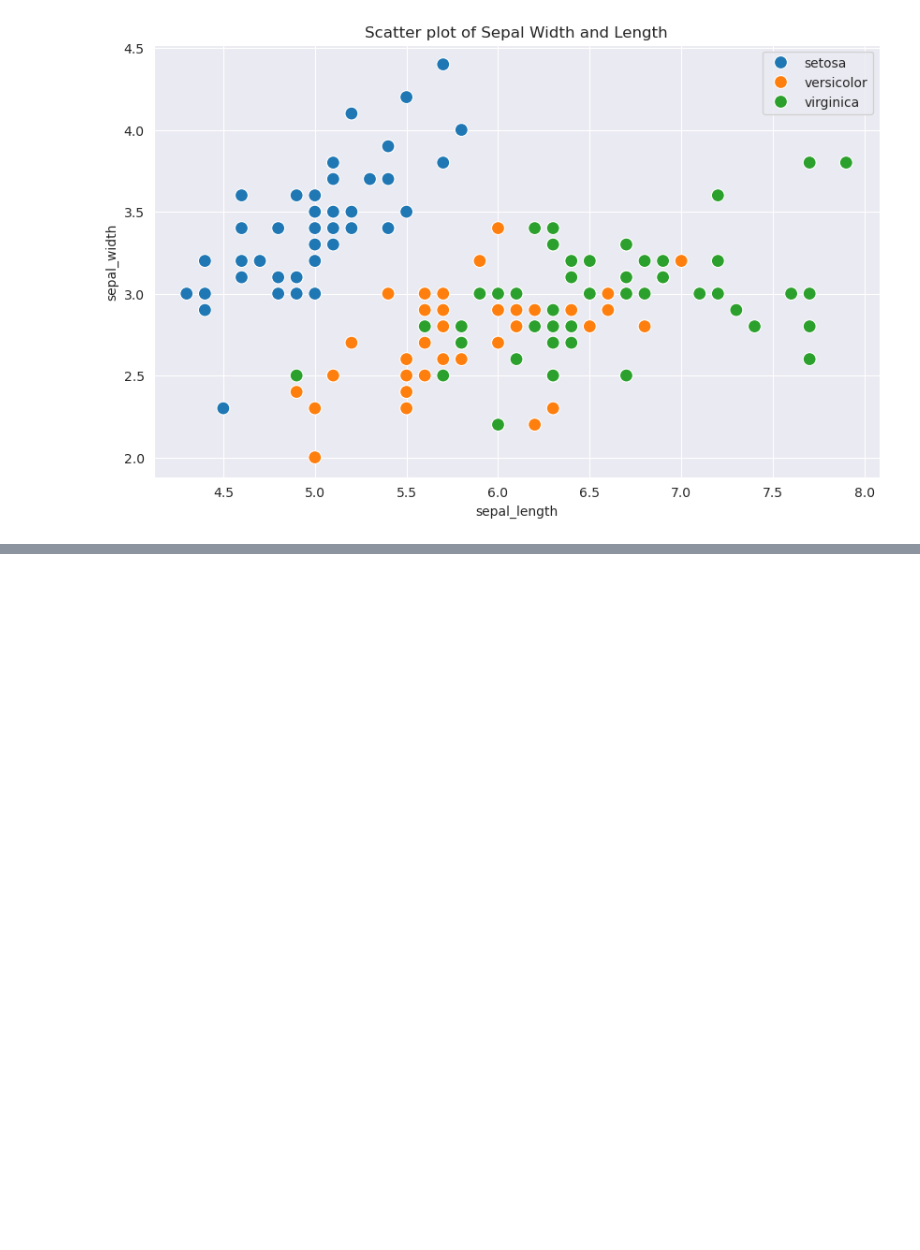
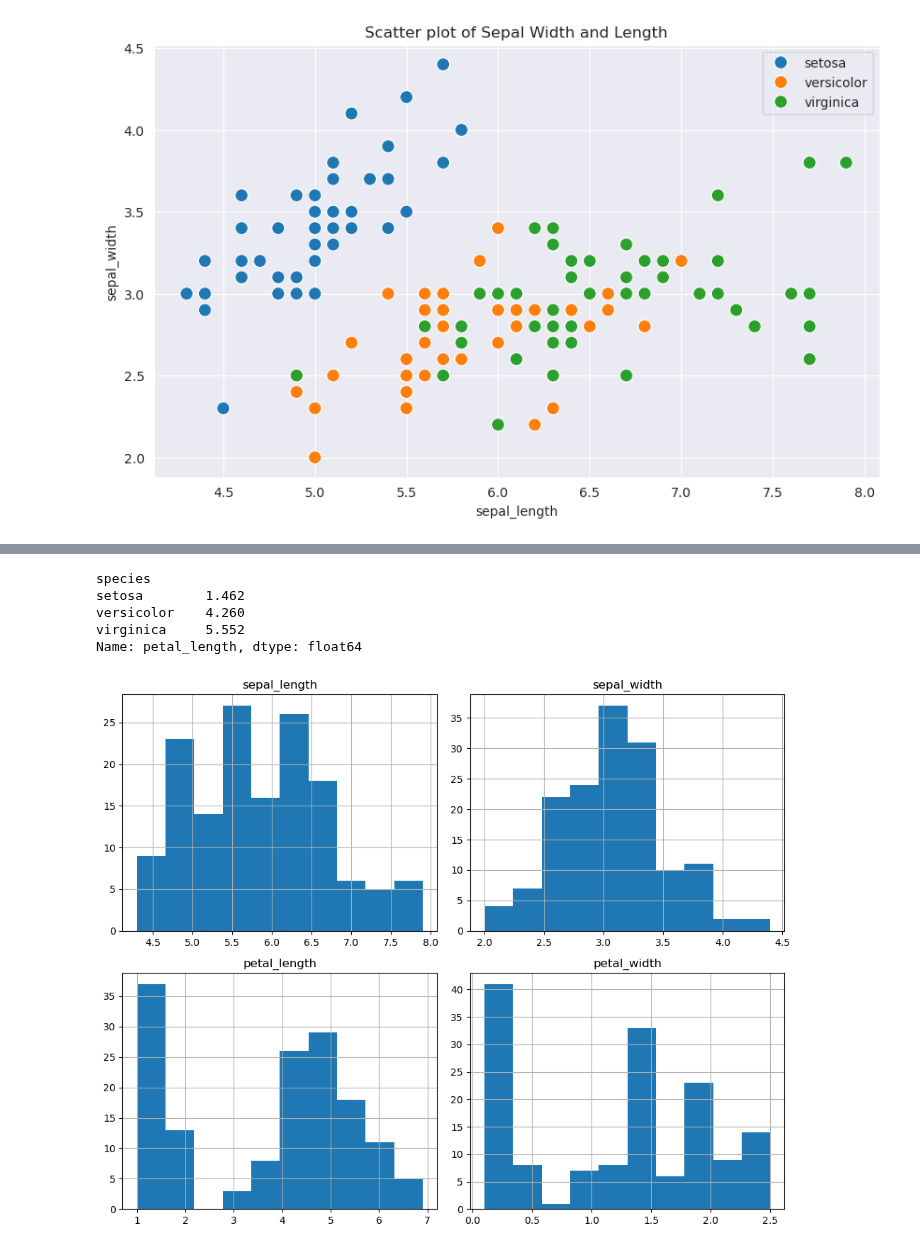
Before and after one commit to geff-ghost/studentPerformance, a Jupyter notebook: matplot_recap.ipynb, the cells around one changed output, grey strips where cells are left out. Cells and saved outputs as stored; diff of their text form; code cells hidden in the pictures; blank space fills up the shorter version.

```diff
--- a/matplot_recap.ipynb
+++ b/matplot_recap.ipynb
@@ -134,0 +138,16 @@ flowers_df.groupby('species')[['sepal_length', 'sepal_width', 'petal_length', 'p
+# %%
+#which species had the largests petal length
+flowers_df.groupby('species')['petal_length'].mean()
+# %% [output]
+species
+setosa        1.462
+versicolor    4.260
+virginica     5.552
+Name: petal_length, dtype: float64
+# %%
+# Histogram for all numeric columns
+flowers_df.hist(figsize=(10,8))
+plt.tight_layout()
+plt.show()
+# %% [output]
+[figure, added]
```
Also changed, not shown: parts of 13 cells of this notebook.
